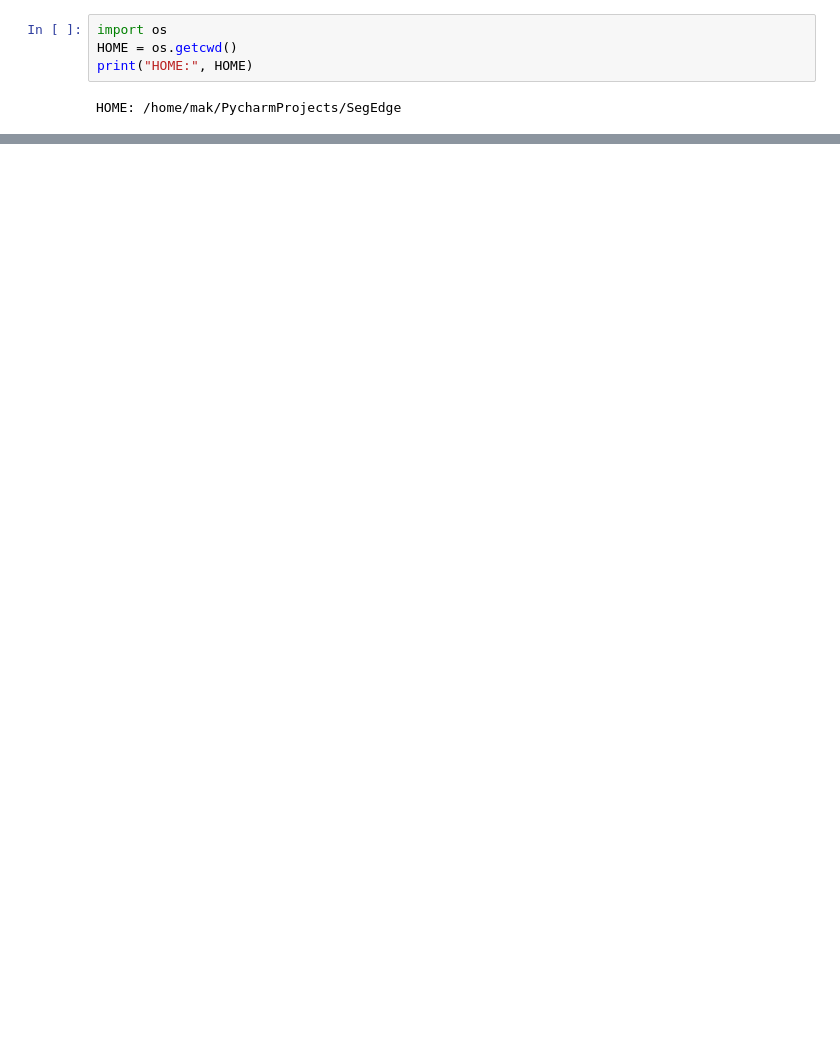
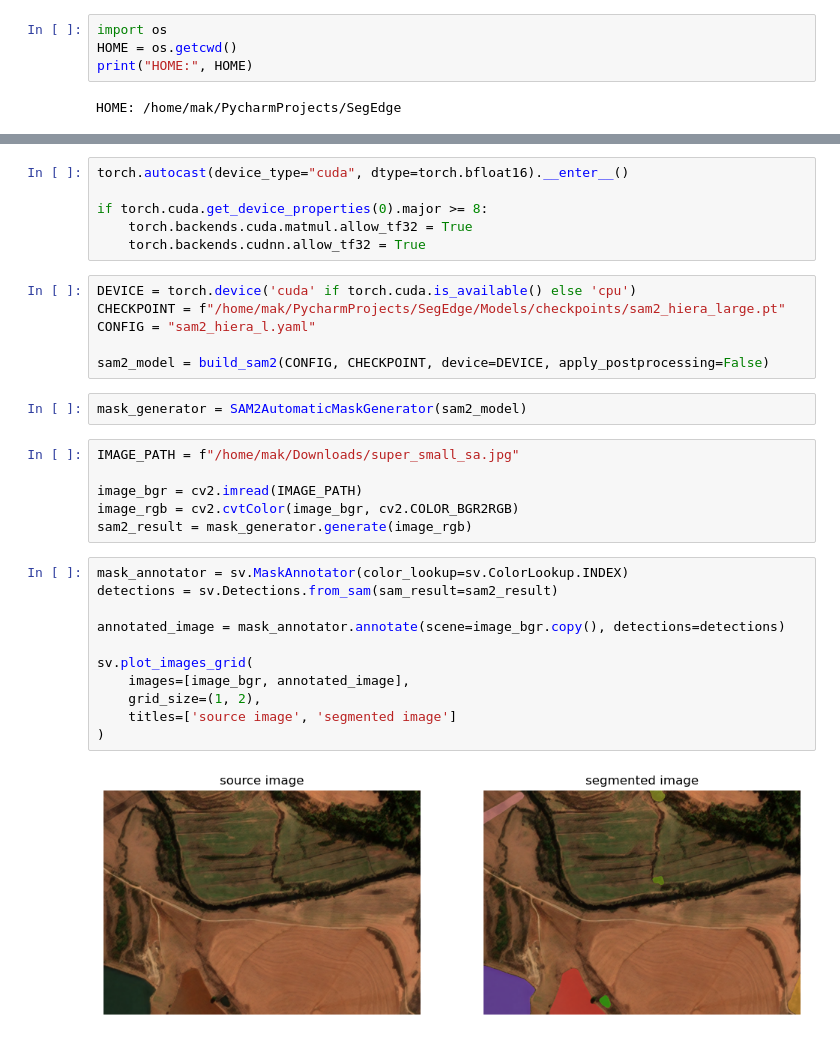
Before and after one commit to GIS-Remote-Sensing-Goettingen/SegEdge, a Jupyter notebook: Sam2 segment field.ipynb, the cells around one changed output, grey strips where cells are left out. Cells and saved outputs as stored; diff of their text form; blank space fills up the shorter version.

```diff
--- a/Sam2 segment field.ipynb
+++ b/Sam2 segment field.ipynb
@@ -41,0 +39,33 @@ ModuleNotFoundError: No module named 'supervision'
+# %%
+torch.autocast(device_type="cuda", dtype=torch.bfloat16).__enter__()
+
+if torch.cuda.get_device_properties(0).major >= 8:
+    torch.backends.cuda.matmul.allow_tf32 = True
+    torch.backends.cudnn.allow_tf32 = True
+# %%
+DEVICE = torch.device('cuda' if torch.cuda.is_available() else 'cpu')
+CHECKPOINT = f"/home/mak/PycharmProjects/SegEdge/Models/checkpoints/sam2_hiera_large.pt"
+CONFIG = "sam2_hiera_l.yaml"
+
+sam2_model = build_sam2(CONFIG, CHECKPOINT, device=DEVICE, apply_postprocessing=False)
+# %%
+mask_generator = SAM2AutomaticMaskGenerator(sam2_model)
+# %%
+IMAGE_PATH = f"/home/mak/Downloads/super_small_sa.jpg"
+
+image_bgr = cv2.imread(IMAGE_PATH)
+image_rgb = cv2.cvtColor(image_bgr, cv2.COLOR_BGR2RGB)
+sam2_result = mask_generator.generate(image_rgb)
+# %%
+mask_annotator = sv.MaskAnnotator(color_lookup=sv.ColorLookup.INDEX)
+detections = sv.Detections.from_sam(sam_result=sam2_result)
+
+annotated_image = mask_annotator.annotate(scene=image_bgr.copy(), detections=detections)
+
+sv.plot_images_grid(
+    images=[image_bgr, annotated_image],
+    grid_size=(1, 2),
+    titles=['source image', 'segmented image']
+)
+# %% [output]
+[figure, added]
```
Also changed, not shown: parts of 5 cells of this notebook, 2 other files.
